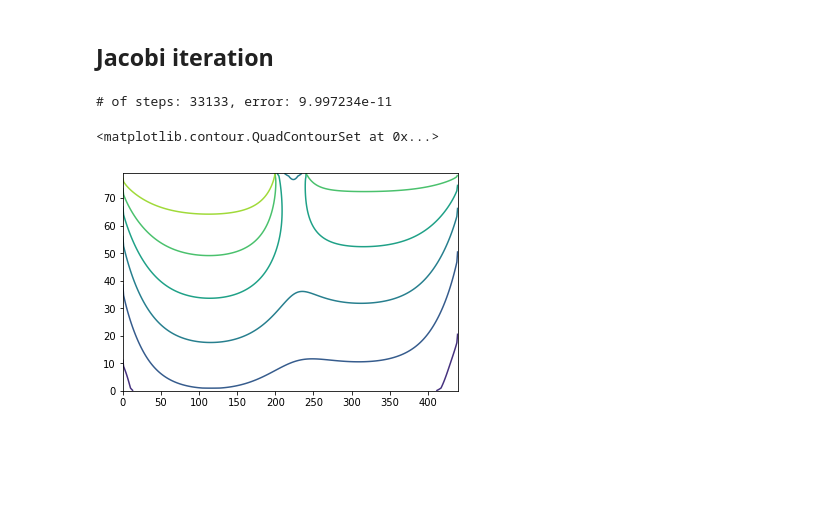
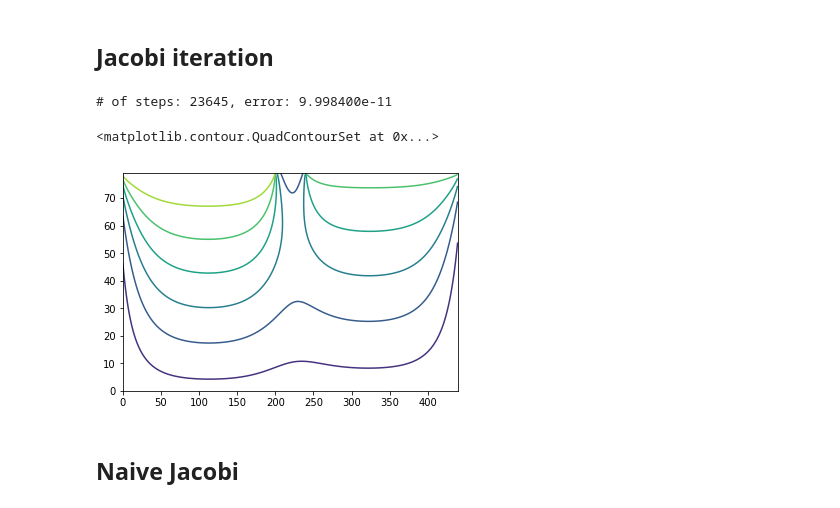
Before and after one commit to hbayraktaroglu/ce394m-notebooks, a Jupyter notebook: 03-fdm-seepage-dam.ipynb, the cells around one changed output. Drawn from its saved outputs; the diff is of its cells as text; code cells hidden in the pictures; blank space fills up the shorter version.

Commit message:
:construction: Naive Jacobi approach works

```diff
--- a/03-fdm-seepage-dam.ipynb
+++ b/03-fdm-seepage-dam.ipynb
@@ -142,37 +144,7 @@ while error > tolerance:
     # Finite Difference Method
     # Apply boundary conditions
     h[0,:ldam] = lhead     # top left
-    h[0, ldam+1:rdam] = 0  # top dam
     h[0, (rdam+1):]= rhead # top right
-    h[(nrows-1), :] = 0     # bottom
-    h[1:, 0] = 0            # left
-    h[1:, (ncols-1)] = 0    # right
-
-    # Bottom boundary
-    for j in range(1, (ncols-2)):
-        h[(nrows -1), j] = (h[(nrows-1), j-1] +
-                            2 * h[nrows-2, j] +
-                            h[(nrows-1), j+1]) / 4
-
-    # Left boundary
-    for i in range(1, (nrows-2)):
-        h[i, 0] = (h[i-1, 0] + 2 * h[i, 1] + h[i+1, 0]) / 4
-
-    # Right boundary
-    for i in range(1, (nrows-2)):
-        h[i, (ncols -1)] = (2 * h[i, (ncols-2)] +
-                                h[i-1, (ncols-1)] +
-                                h[i+1, (ncols-1)]) / 4
-
-    # Left bottom corner (i == (nrows -1) and j == 0):
-    # h[i,j]=(h[i-1,j]+h[i,j+1])/2
-    h[(nrows-1), 0] = (h[nrows-2, 0] + h[(nrows-1), 1]) / 2
-
-
-    # Right bottom corner (i == (nrows -1) and  j == (ncols -1))
-    # h[i,j]=(h[i,j-1]+h[i-1,j])/2
-    h[(nrows-1), (ncols-1)] = (h[(nrows-1), (ncols-2)] +
-                               h[(nrows-2), (ncols-1)]) / 2
 
     # h[i, j] = (h[i-1, j] + h[i, j-1] + h[i, j+1] + h[i+1, j]) / 4
     # Define a kernel function with active neighbours
@@ -203,33 +175,33 @@ while error > tolerance:
         h[(nrows -1), j] = (h[(nrows-1), j-1] +
                             2 * h[nrows-2, j] +
                             h[(nrows-1), j+1]) / 4
 
     # Left boundary
     for i in range(1, (nrows-2)):
         h[i, 0] = (h[i-1, 0] + 2 * h[i, 1] + h[i+1, 0]) / 4
 
     # Right boundary
     for i in range(1, (nrows-2)):
         h[i, (ncols -1)] = (2 * h[i, (ncols-2)] +
                                 h[i-1, (ncols-1)] +
                                 h[i+1, (ncols-1)]) / 4
 
     # Left bottom corner (i == (nrows -1) and j == 0):
     # h[i,j]=(h[i-1,j]+h[i,j+1])/2
     h[(nrows-1), 0] = (h[nrows-2, 0] + h[(nrows-1), 1]) / 2
 
 
     # Right bottom corner (i == (nrows -1) and  j == (ncols -1))
     # h[i,j]=(h[i,j-1]+h[i-1,j])/2
     h[(nrows-1), (ncols-1)] = (h[(nrows-1), (ncols-2)] +
                                h[(nrows-2), (ncols-1)]) / 2
 
 
     error = (np.square(np.subtract(h, residual))).max()
 
 print('# of steps: %d, error: %le' %(step, error))
-plt.contour(np.flipud(h))
+plt.contour(np.flipud(h), levels=10)
 # %% [output]
-# of steps: 33133, error: 9.997234e-11
+# of steps: 23645, error: 9.998400e-11
 <matplotlib.contour.QuadContourSet at 0x...>
-[figure, old version]
+[figure, new version]
@@ -237,0 +208,2 @@ plt.contour(np.flipud(h))
+# %% [markdown]
+## Naive Jacobi
```
Also changed, not shown: parts of 3 cells of this notebook.
